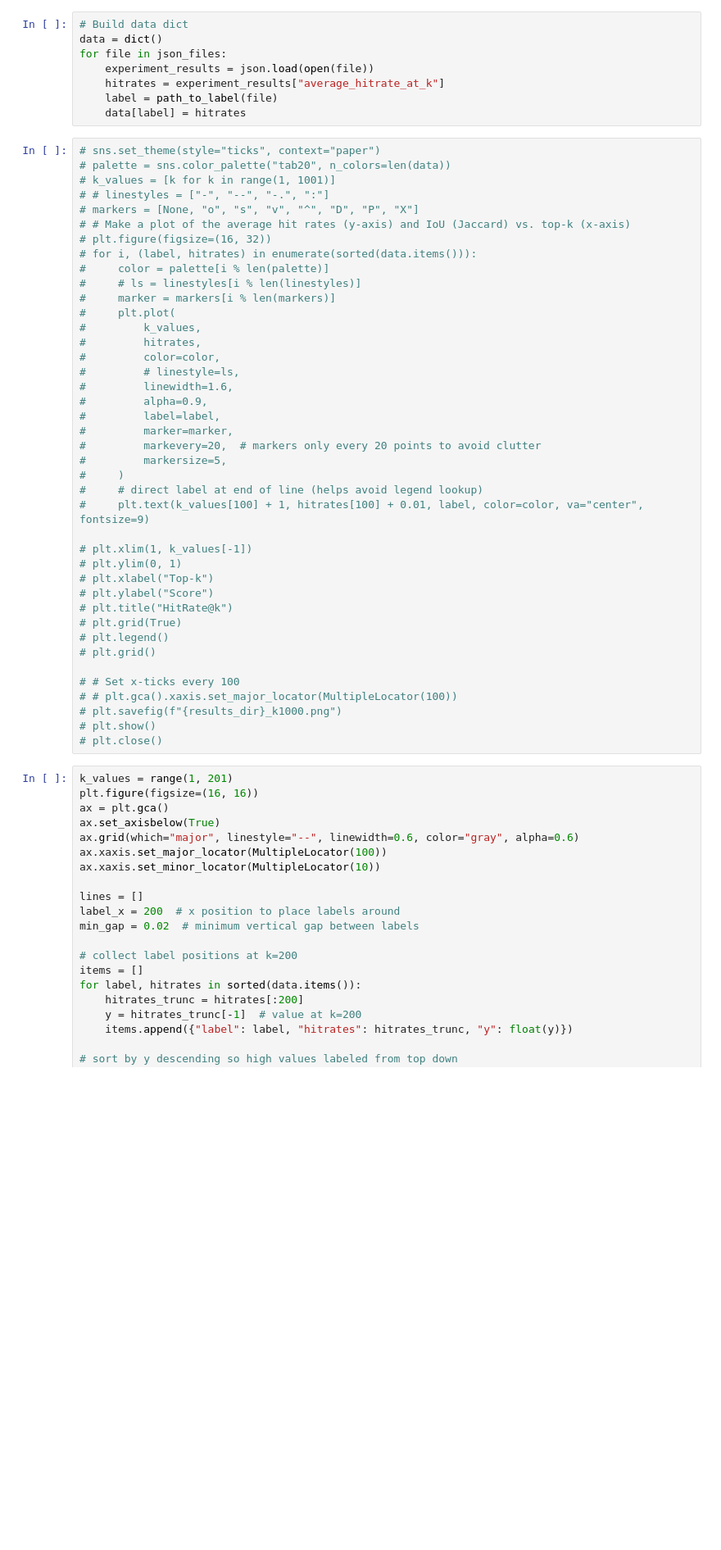
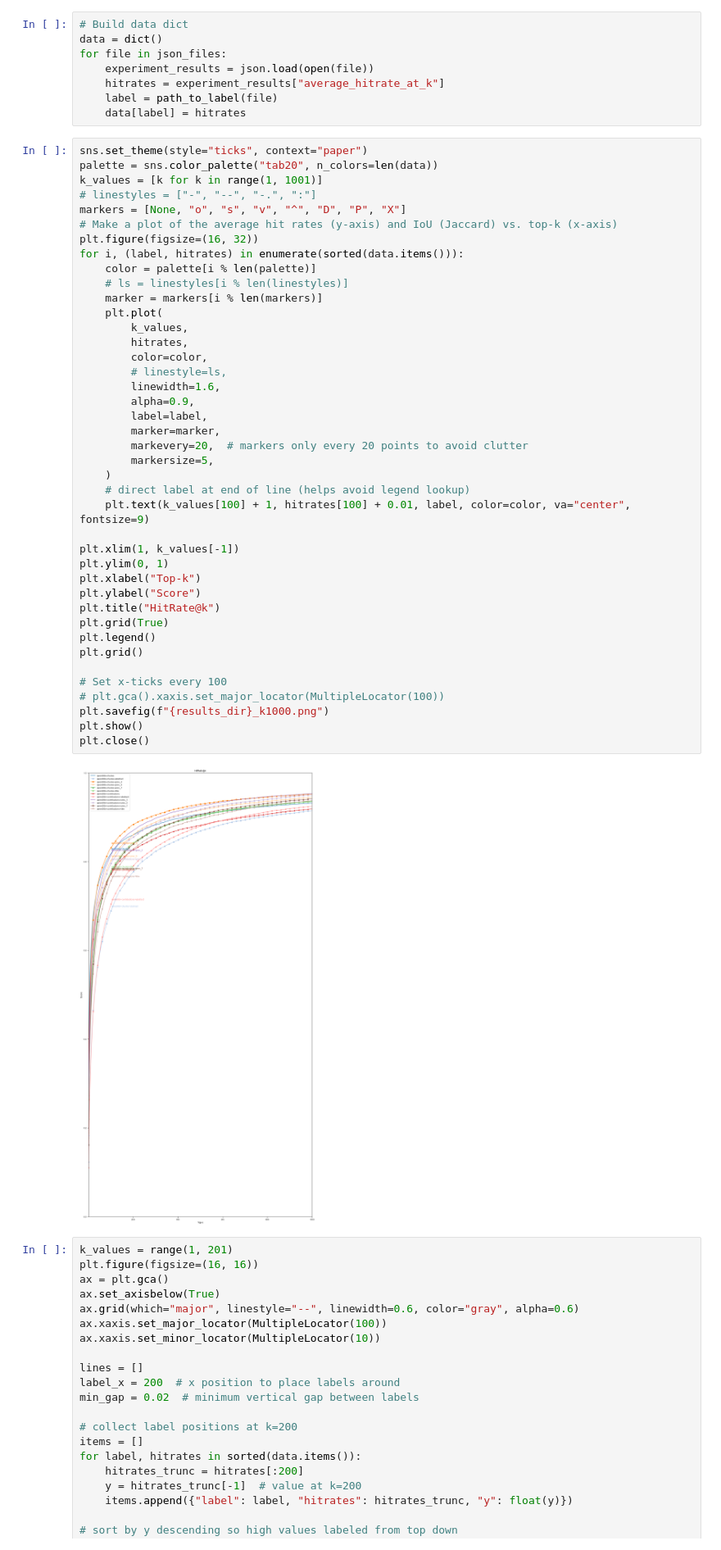
Before and after one commit to benjaminb/citeline, a Jupyter notebook: plot_results.ipynb, the cells around one changed output. Shown at 82% size. Cells and saved outputs as stored; diff of their text form; blank space fills up the shorter version.

```diff
--- a/plot_results.ipynb
+++ b/plot_results.ipynb
@@ -75,46 +75,48 @@ for file in json_files:
     label = path_to_label(file)
     data[label] = hitrates
 # %%
-# sns.set_theme(style="ticks", context="paper")
-# palette = sns.color_palette("tab20", n_colors=len(data))
-# k_values = [k for k in range(1, 1001)]
-# # linestyles = ["-", "--", "-.", ":"]
-# markers = [None, "o", "s", "v", "^", "D", "P", "X"]
-# # Make a plot of the average hit rates (y-axis) and IoU (Jaccard) vs. top-k (x-axis)
-# plt.figure(figsize=(16, 32))
-# for i, (label, hitrates) in enumerate(sorted(data.items())):
-#     color = palette[i % len(palette)]
-#     # ls = linestyles[i % len(linestyles)]
-#     marker = markers[i % len(markers)]
-#     plt.plot(
-#         k_values,
-#         hitrates,
-#         color=color,
-#         # linestyle=ls,
-#         linewidth=1.6,
-#         alpha=0.9,
-#         label=label,
-#         marker=marker,
-#         markevery=20,  # markers only every 20 points to avoid clutter
-#         markersize=5,
-#     )
-#     # direct label at end of line (helps avoid legend lookup)
-#     plt.text(k_values[100] + 1, hitrates[100] + 0.01, label, color=color, va="center", fontsize=9)
+sns.set_theme(style="ticks", context="paper")
+palette = sns.color_palette("tab20", n_colors=len(data))
+k_values = [k for k in range(1, 1001)]
+# linestyles = ["-", "--", "-.", ":"]
+markers = [None, "o", "s", "v", "^", "D", "P", "X"]
+# Make a plot of the average hit rates (y-axis) and IoU (Jaccard) vs. top-k (x-axis)
+plt.figure(figsize=(16, 32))
+for i, (label, hitrates) in enumerate(sorted(data.items())):
+    color = palette[i % len(palette)]
+    # ls = linestyles[i % len(linestyles)]
+    marker = markers[i % len(markers)]
+    plt.plot(
+        k_values,
+        hitrates,
+        color=color,
+        # linestyle=ls,
+        linewidth=1.6,
+        alpha=0.9,
+        label=label,
+        marker=marker,
+        markevery=20,  # markers only every 20 points to avoid clutter
+        markersize=5,
+    )
+    # direct label at end of line (helps avoid legend lookup)
+    plt.text(k_values[100] + 1, hitrates[100] + 0.01, label, color=color, va="center", fontsize=9)
 
-# plt.xlim(1, k_values[-1])
-# plt.ylim(0, 1)
-# plt.xlabel("Top-k")
-# plt.ylabel("Score")
-# plt.title("HitRate@k")
-# plt.grid(True)
-# plt.legend()
-# plt.grid()
+plt.xlim(1, k_values[-1])
+plt.ylim(0, 1)
+plt.xlabel("Top-k")
+plt.ylabel("Score")
+plt.title("HitRate@k")
+plt.grid(True)
+plt.legend()
+plt.grid()
 
-# # Set x-ticks every 100
-# # plt.gca().xaxis.set_major_locator(MultipleLocator(100))
-# plt.savefig(f"{results_dir}_k1000.png")
-# plt.show()
-# plt.close()
+# Set x-ticks every 100
+# plt.gca().xaxis.set_major_locator(MultipleLocator(100))
+plt.savefig(f"{results_dir}_k1000.png")
+plt.show()
+plt.close()
+# %% [output]
+[figure, added]
 # %%
 k_values = range(1, 201)
 plt.figure(figsize=(16, 16))
```
Also changed, not shown: 4 other files.
